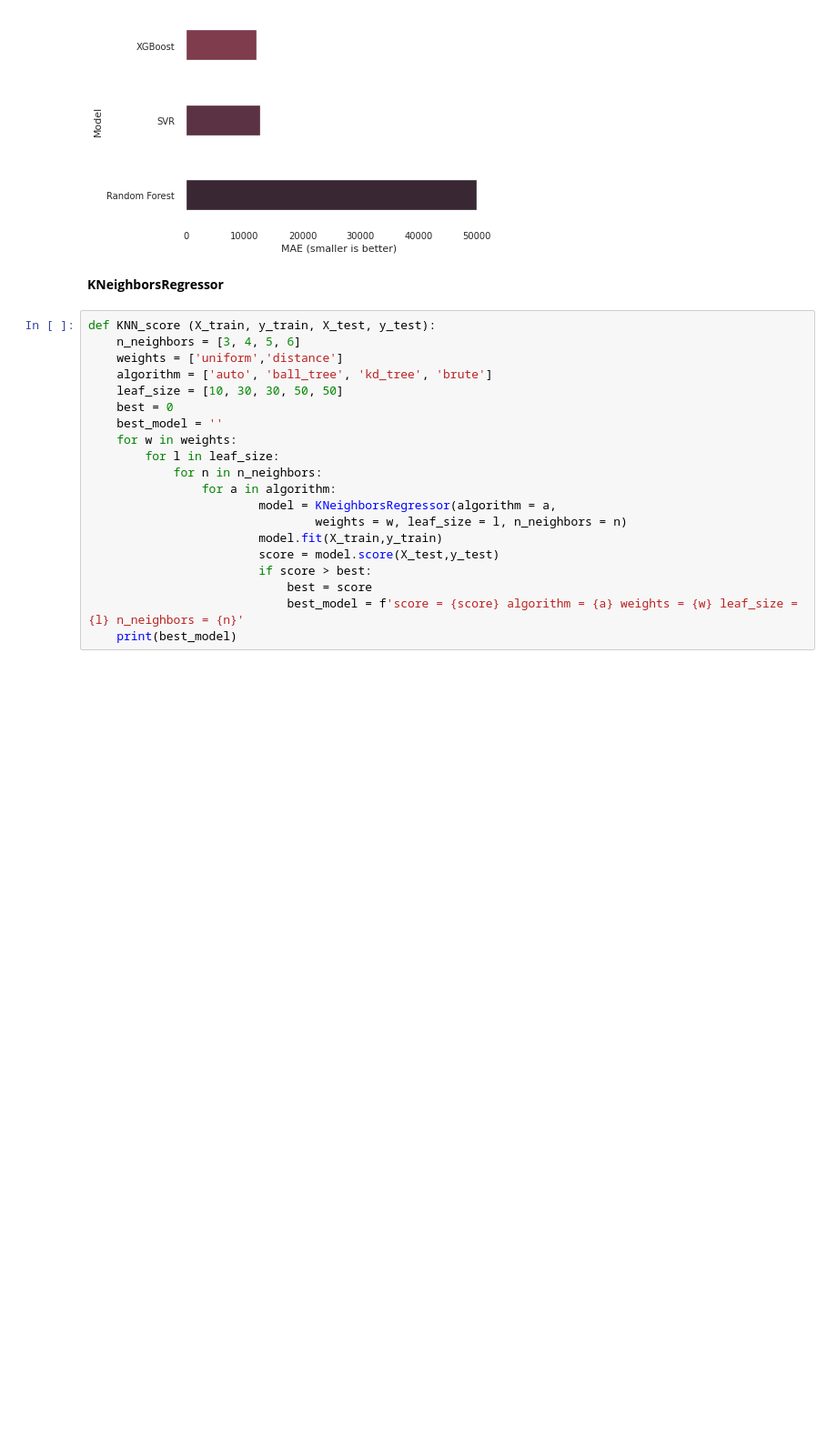
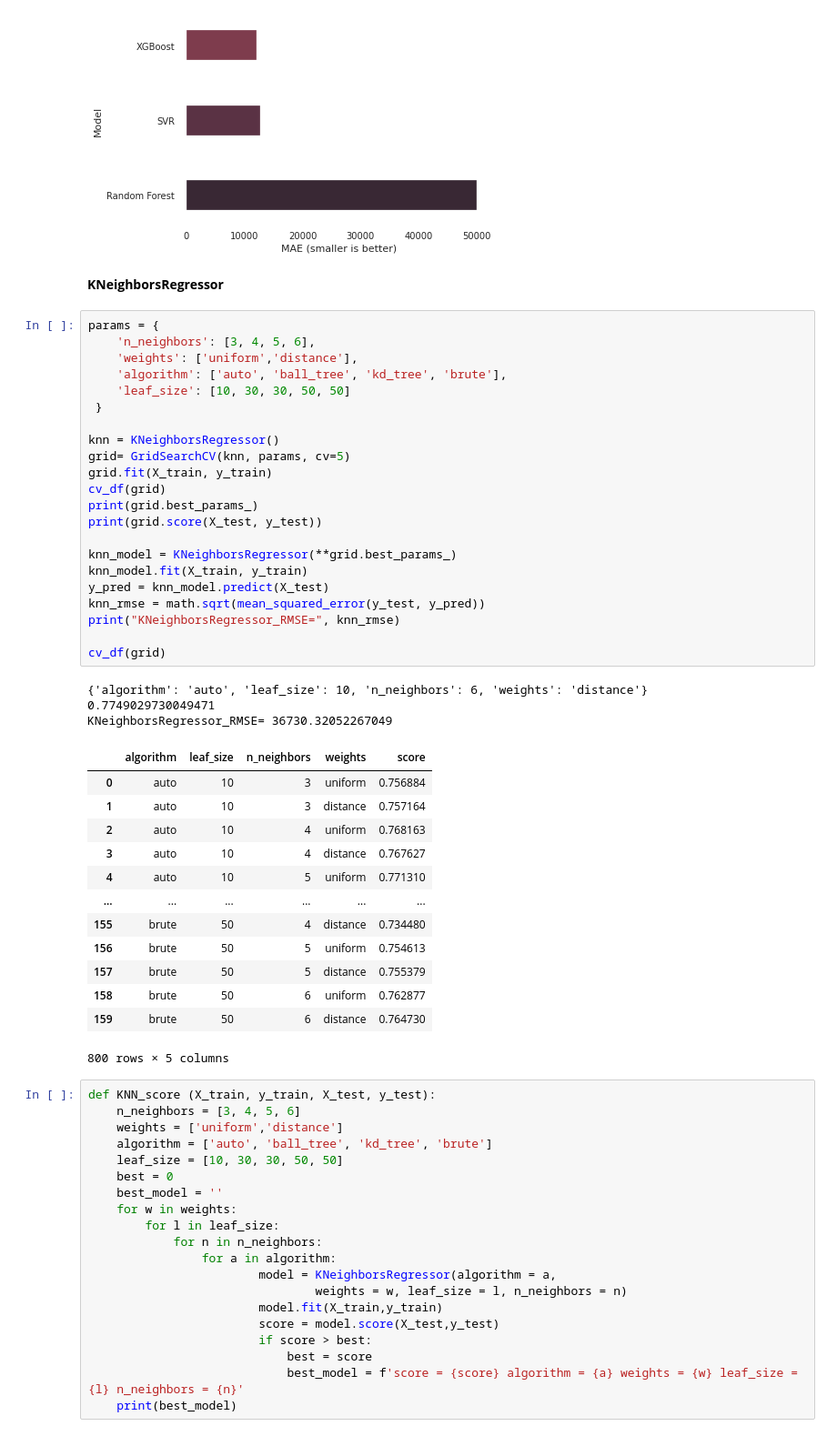
Before and after one commit to infoshareacademy/jdsz5-outdated, a Jupyter notebook: ml/merge_draft.ipynb, the cells around one changed output. Shown at 91% size. Drawn from its saved outputs; the diff is of its cells as text; blank space fills up the shorter version.

```diff
--- a/ml/merge_draft.ipynb
+++ b/ml/merge_draft.ipynb
@@ -715,6 +711,45 @@ ax.set(xlabel="MAE (smaller is better)", ylabel="Model");
 [figure]
 # %% [markdown]
 __KNeighborsRegressor__
+# %%
+params = {
+    'n_neighbors': [3, 4, 5, 6],
+    'weights': ['uniform','distance'],
+    'algorithm': ['auto', 'ball_tree', 'kd_tree', 'brute'],
+    'leaf_size': [10, 30, 30, 50, 50]
+ }
+
+knn = KNeighborsRegressor()
+grid= GridSearchCV(knn, params, cv=5)
+grid.fit(X_train, y_train)
+cv_df(grid)
+print(grid.best_params_)
+print(grid.score(X_test, y_test))
+
+knn_model = KNeighborsRegressor(**grid.best_params_)
+knn_model.fit(X_train, y_train)
+y_pred = knn_model.predict(X_test)
+knn_rmse = math.sqrt(mean_squared_error(y_test, y_pred))
+print("KNeighborsRegressor_RMSE=", knn_rmse)
+
+cv_df(grid)
+# %% [output]
+{'algorithm': 'auto', 'leaf_size': 10, 'n_neighbors': 6, 'weights': 'distance'}
+0.7749029730049471
+KNeighborsRegressor_RMSE= 36730.32052267049
+|  | algorithm | leaf_size | n_neighbors | weights | score |
+| 0 | auto | 10 | 3 | uniform | 0.756884 |
+| 1 | auto | 10 | 3 | distance | 0.757164 |
+| 2 | auto | 10 | 4 | uniform | 0.768163 |
+| 3 | auto | 10 | 4 | distance | 0.767627 |
+| 4 | auto | 10 | 5 | uniform | 0.771310 |
+| ... | ... | ... | ... | ... | ... |
+| 155 | brute | 50 | 4 | distance | 0.734480 |
+| 156 | brute | 50 | 5 | uniform | 0.754613 |
+| 157 | brute | 50 | 5 | distance | 0.755379 |
+| 158 | brute | 50 | 6 | uniform | 0.762877 |
+| 159 | brute | 50 | 6 | distance | 0.764730 |
+800 rows × 5 columns
 # %%
 def KNN_score (X_train, y_train, X_test, y_test):
     n_neighbors = [3, 4, 5, 6]
```
Also changed, not shown: parts of 8 cells of this notebook.
